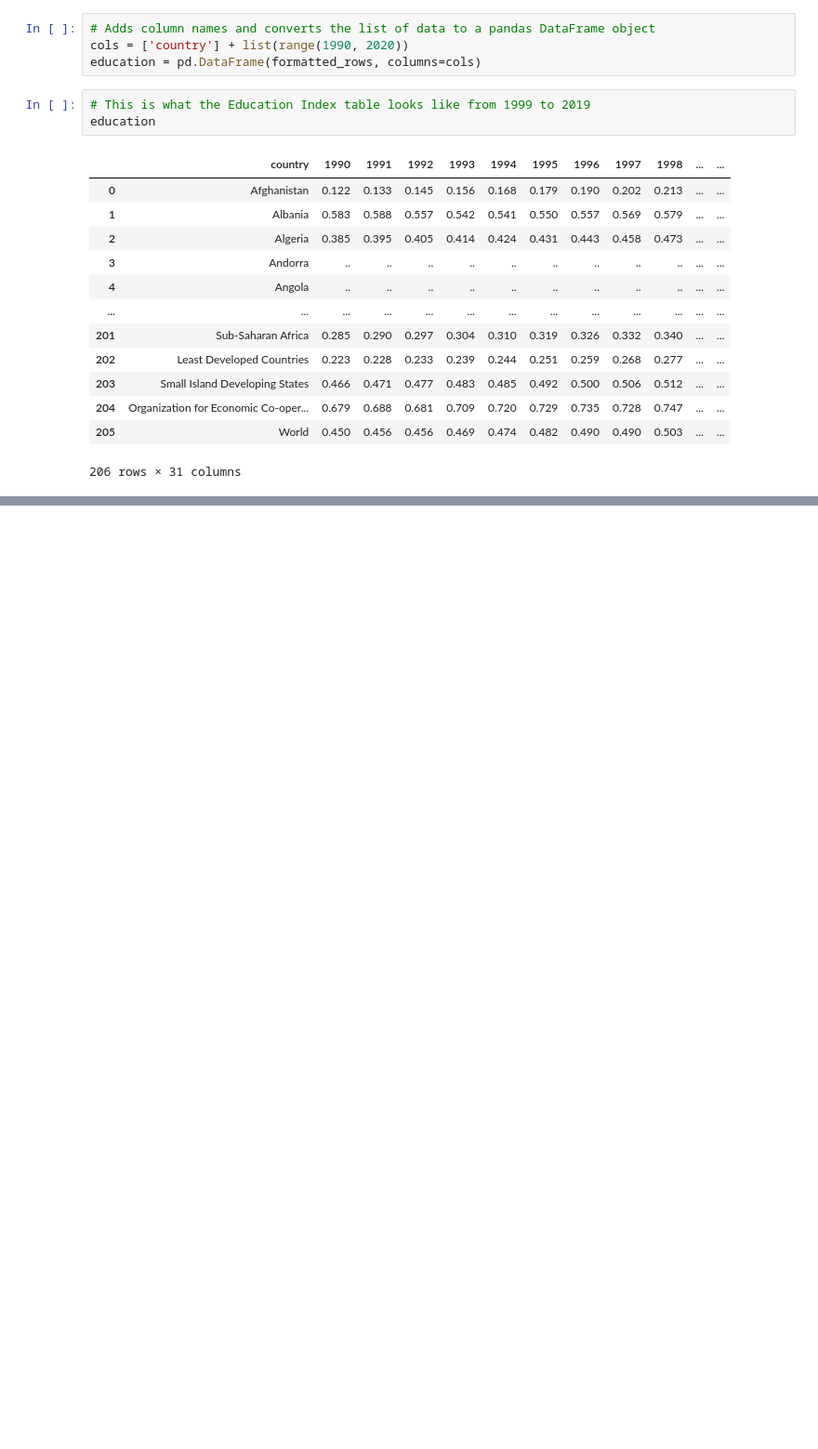
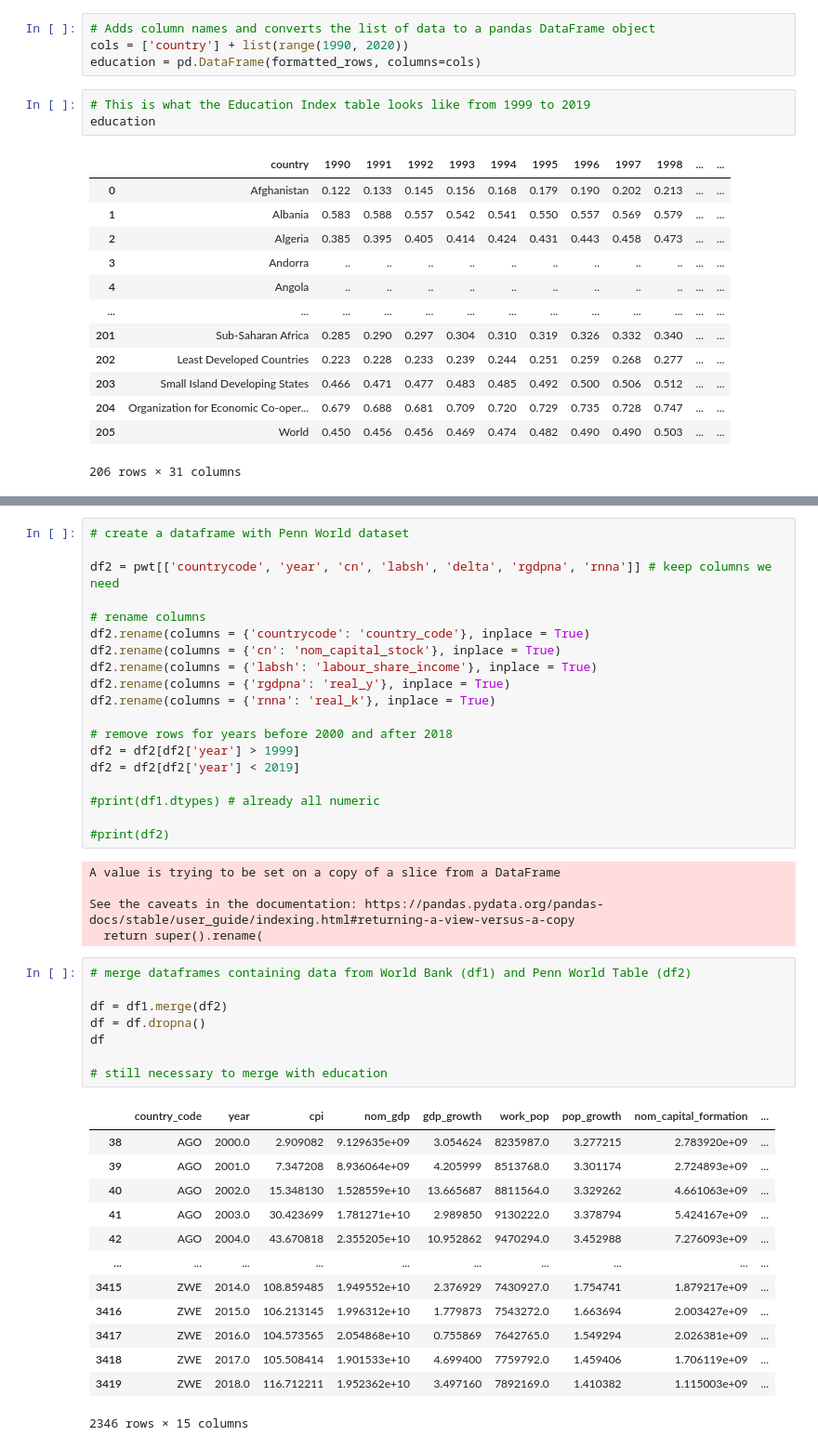
Before and after one commit to iatrogenic/Solow-TPROG, a Jupyter notebook: Modeling_data.ipynb, the cells around one changed output, grey strips where cells are left out. Shown at 93% size. Cells and saved outputs as stored; diff of their text form; blank space fills up the shorter version.

```diff
--- a/Modeling_data.ipynb
+++ b/Modeling_data.ipynb
@@ -69,0 +141,46 @@ model.summary()
+# %%
+# create a dataframe with Penn World dataset
+
+df2 = pwt[['countrycode', 'year', 'cn', 'labsh', 'delta', 'rgdpna', 'rnna']] # keep columns we need
+
+# rename columns
+df2.rename(columns = {'countrycode': 'country_code'}, inplace = True)
+df2.rename(columns = {'cn': 'nom_capital_stock'}, inplace = True)
+df2.rename(columns = {'labsh': 'labour_share_income'}, inplace = True)
+df2.rename(columns = {'rgdpna': 'real_y'}, inplace = True)
+df2.rename(columns = {'rnna': 'real_k'}, inplace = True)
+
+# remove rows for years before 2000 and after 2018
+df2 = df2[df2['year'] > 1999]
+df2 = df2[df2['year'] < 2019]
+
+#print(df1.dtypes) # already all numeric
+
+#print(df2)
+# %% [output]
+A value is trying to be set on a copy of a slice from a DataFrame
+
+See the caveats in the documentation: https://pandas.pydata.org/pandas-docs/stable/user_guide/indexing.html#returning-a-view-versus-a-copy
+  return super().rename(
+# %%
+# merge dataframes containing data from World Bank (df1) and Penn World Table (df2)
+
+df = df1.merge(df2)
+df = df.dropna()
+df
+
+# still necessary to merge with education
+# %% [output]
+|  | country_code | year | cpi | nom_gdp | gdp_growth | work_pop | pop_growth | nom_capital_formation | ... |
+| 38 | AGO | 2000.0 | 2.909082 | 9.129635e+09 | 3.054624 | 8235987.0 | 3.277215 | 2.783920e+09 | ... |
+| 39 | AGO | 2001.0 | 7.347208 | 8.936064e+09 | 4.205999 | 8513768.0 | 3.301174 | 2.724893e+09 | ... |
+| 40 | AGO | 2002.0 | 15.348130 | 1.528559e+10 | 13.665687 | 8811564.0 | 3.329262 | 4.661063e+09 | ... |
+| 41 | AGO | 2003.0 | 30.423699 | 1.781271e+10 | 2.989850 | 9130222.0 | 3.378794 | 5.424167e+09 | ... |
+| 42 | AGO | 2004.0 | 43.670818 | 2.355205e+10 | 10.952862 | 9470294.0 | 3.452988 | 7.276093e+09 | ... |
+| ... | ... | ... | ... | ... | ... | ... | ... | ... | ... |
+| 3415 | ZWE | 2014.0 | 108.859485 | 1.949552e+10 | 2.376929 | 7430927.0 | 1.754741 | 1.879217e+09 | ... |
+| 3416 | ZWE | 2015.0 | 106.213145 | 1.996312e+10 | 1.779873 | 7543272.0 | 1.663694 | 2.003427e+09 | ... |
+| 3417 | ZWE | 2016.0 | 104.573565 | 2.054868e+10 | 0.755869 | 7642765.0 | 1.549294 | 2.026381e+09 | ... |
+| 3418 | ZWE | 2017.0 | 105.508414 | 1.901533e+10 | 4.699400 | 7759792.0 | 1.459406 | 1.706119e+09 | ... |
+| 3419 | ZWE | 2018.0 | 116.712211 | 1.952362e+10 | 3.497160 | 7892169.0 | 1.410382 | 1.115003e+09 | ... |
+2346 rows × 15 columns
```
Also changed, not shown: parts of 17 cells of this notebook.
